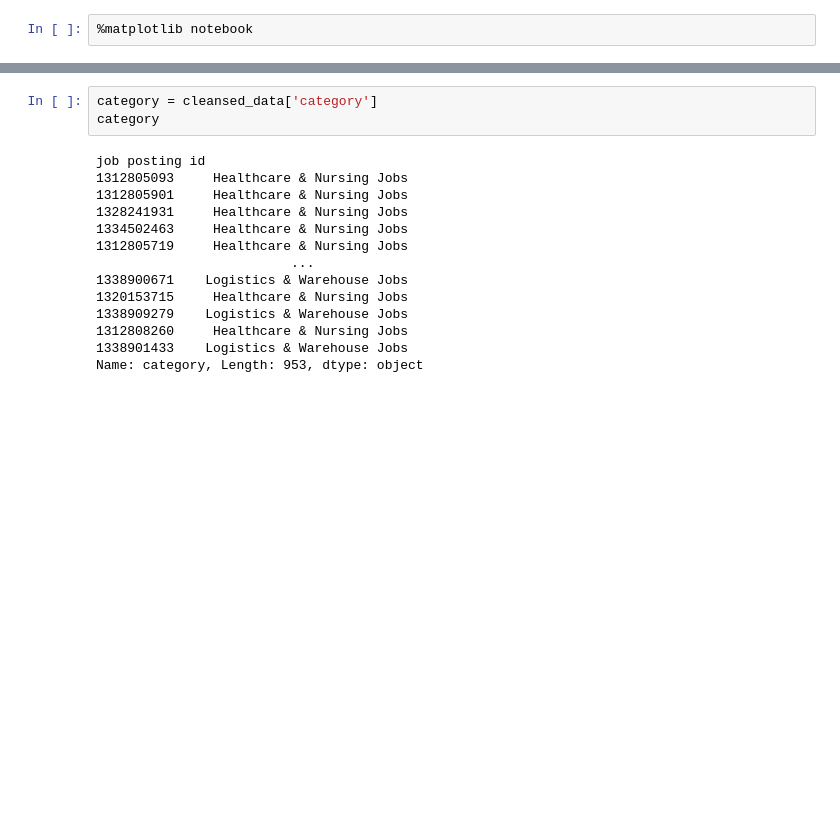
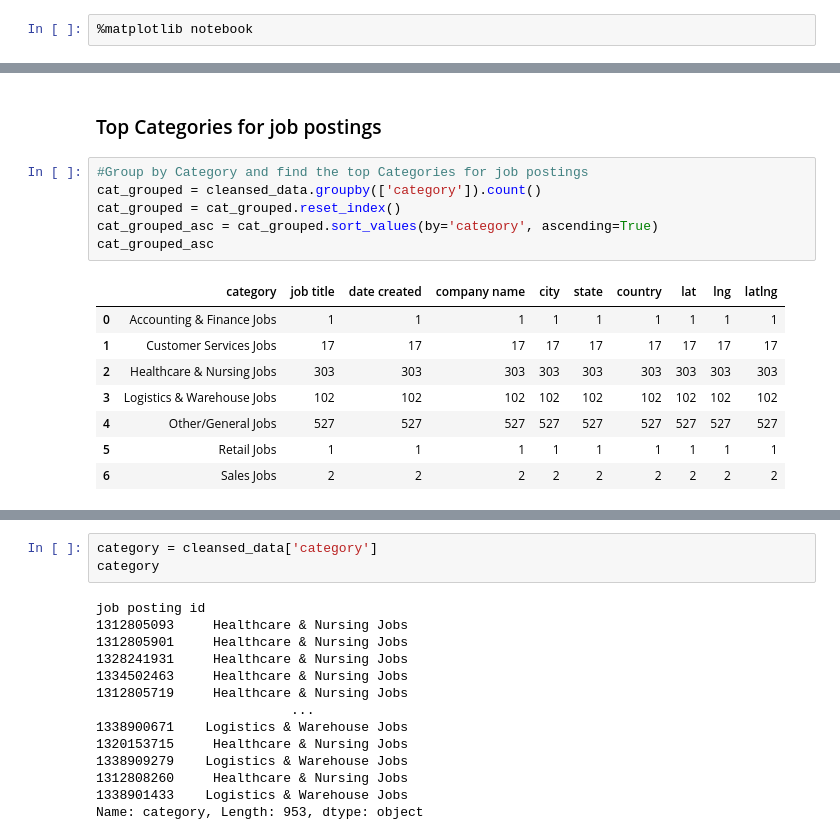
Before and after one commit to jmitterh/ProjectOnePyBootCamp, a Jupyter notebook: notebooks/JP_Visualization.ipynb, the cells around one changed output, grey strips where cells are left out. Cells and saved outputs as stored; diff of their text form; blank space fills up the shorter version.

```diff
--- a/notebooks/JP_Visualization.ipynb
+++ b/notebooks/JP_Visualization.ipynb
@@ -54,0 +60,17 @@ cleansed_data.head()
+# %% [markdown]
+### Top Categories for job postings
+# %%
+#Group by Category and find the top Categories for job postings
+cat_grouped = cleansed_data.groupby(['category']).count()
+cat_grouped = cat_grouped.reset_index()
+cat_grouped_asc = cat_grouped.sort_values(by='category', ascending=True)
+cat_grouped_asc
+# %% [output]
+|  | category | job title | date created | company name | city | state | country | lat | lng | latlng |
+| 0 | Accounting & Finance Jobs | 1 | 1 | 1 | 1 | 1 | 1 | 1 | 1 | 1 |
+| 1 | Customer Services Jobs | 17 | 17 | 17 | 17 | 17 | 17 | 17 | 17 | 17 |
+| 2 | Healthcare & Nursing Jobs | 303 | 303 | 303 | 303 | 303 | 303 | 303 | 303 | 303 |
+| 3 | Logistics & Warehouse Jobs | 102 | 102 | 102 | 102 | 102 | 102 | 102 | 102 | 102 |
+| 4 | Other/General Jobs | 527 | 527 | 527 | 527 | 527 | 527 | 527 | 527 | 527 |
+| 5 | Retail Jobs | 1 | 1 | 1 | 1 | 1 | 1 | 1 | 1 | 1 |
+| 6 | Sales Jobs | 2 | 2 | 2 | 2 | 2 | 2 | 2 | 2 | 2 |
```
Also changed, not shown: parts of 28 cells of this notebook, 37 other files.
